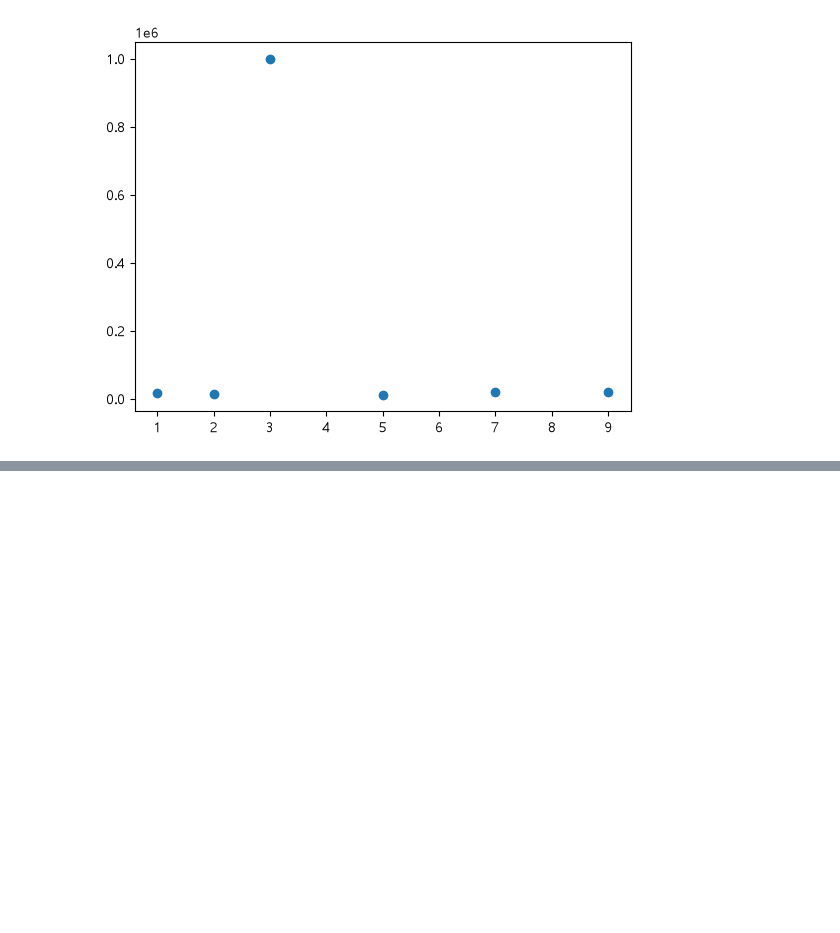
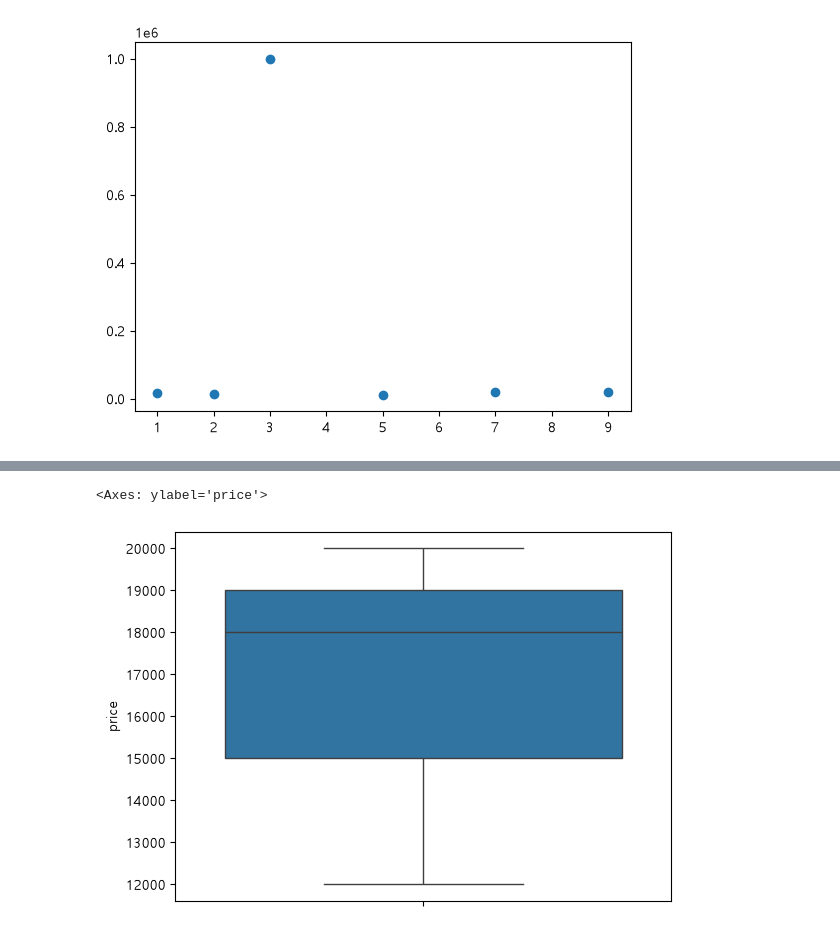
Before and after one commit to shoh03/kdt-data-analysis, a Jupyter notebook: 연습장.ipynb, the cells around one changed output, grey strips where cells are left out. Cells and saved outputs as stored; diff of their text form; code cells hidden in the pictures; blank space fills up the shorter version.

```diff
--- a/연습장.ipynb
+++ b/연습장.ipynb
@@ -829,3 +825,20 @@ plt.scatter(df["sold"],df["price"])
 # %% [output]
 <matplotlib.collections.PathCollection at 0x...>
 [figure]
+# %%
+# Q1을 구하시오.
+# Q3를 구하시오.
+Q1 = df["price"].quantile(0.25)
+Q3 = df["price"].quantile(0.75)
+# %%
+# IQR을 구하시오.
+IQR = Q3 - Q1
+# %%
+# lower, upper를 계산하시오.
+lower = Q1 - IQR * 1.5
+upper = Q3 + IQR * 1.5
+# %%
+# 정상 범위의 데이터만 clean_df에 저장하시오.
+IQR_mask = (lower <= df["price"]) & (upper >= df["price"])
+clean_df = df[IQR_mask]
+clean_df
@@ -831,0 +852,6 @@ plt.scatter(df["sold"],df["price"])
+# %%
+# 이상치 제거 후 clean_df의 price를 boxplot으로 시각화하시오.
+sns.boxplot(data=clean_df["price"])
+# %% [output]
+<Axes: ylabel='price'>
+[figure, added]
```
Also changed, not shown: parts of 13 cells of this notebook.
